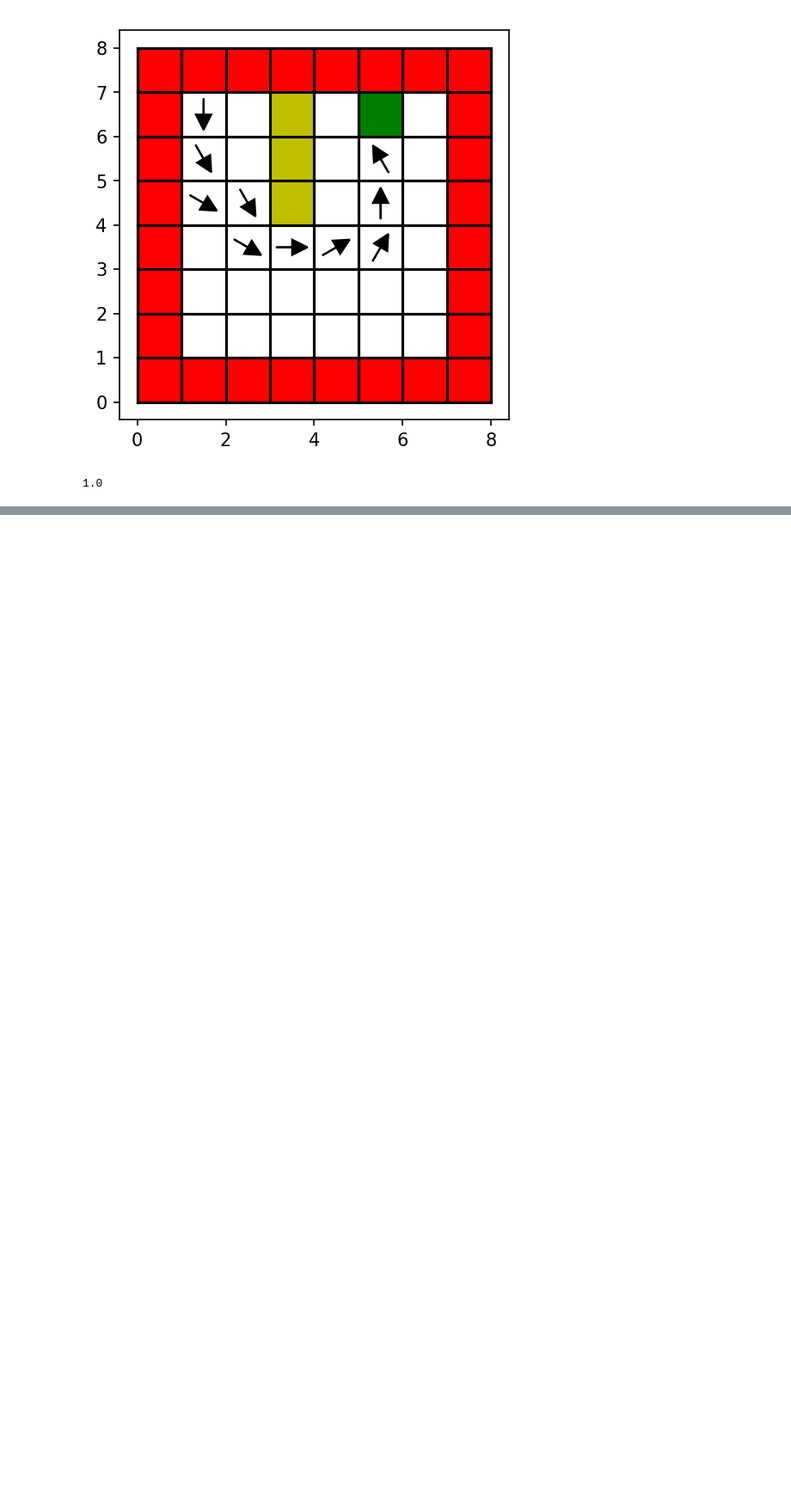
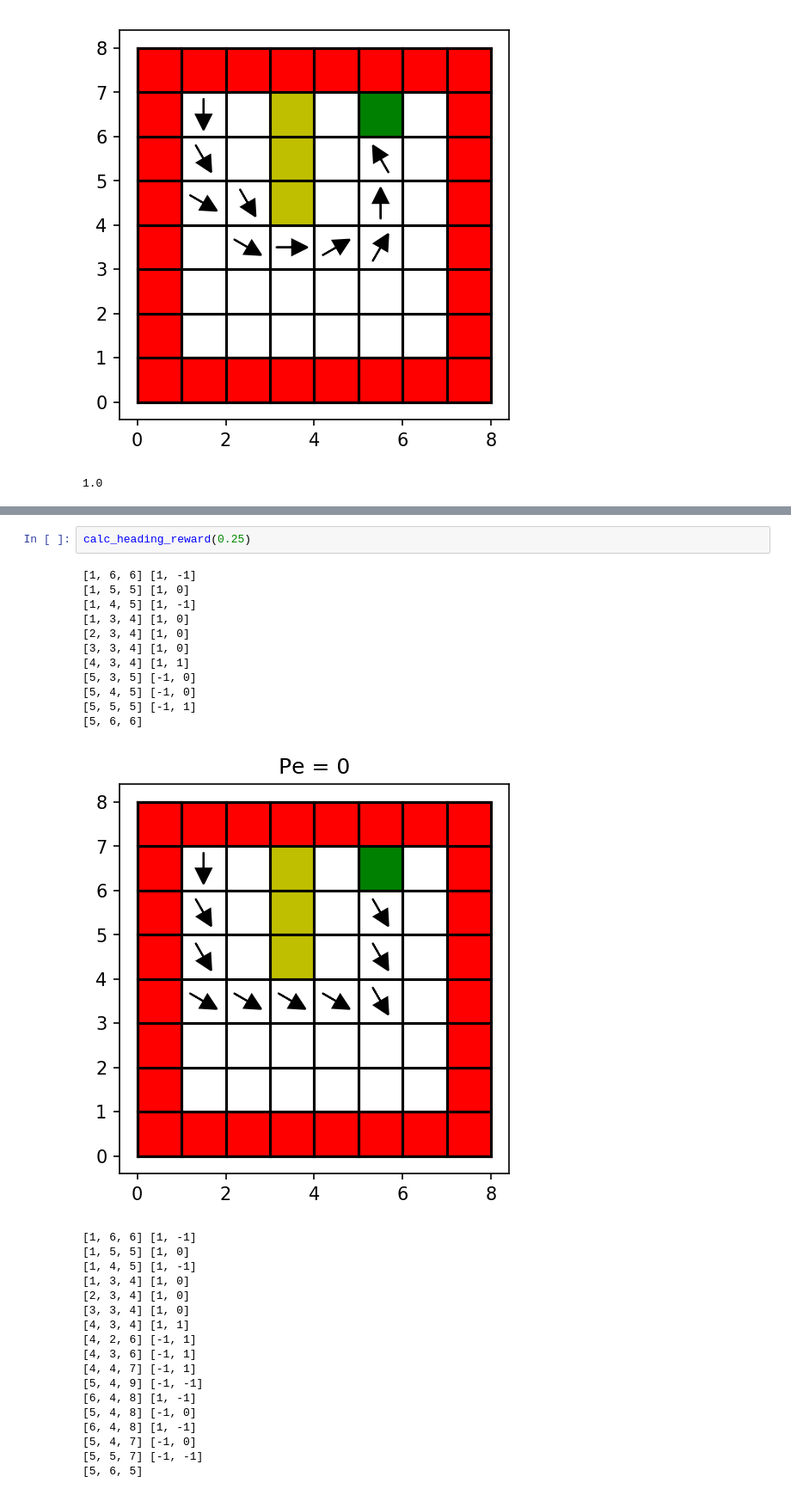
Before and after one commit to samer1248/ECE209AS-Lab1, a Jupyter notebook: project1.ipynb, the cells around one changed output, grey strips where cells are left out. Shown at 86% size. Drawn from its saved outputs; the diff is of its cells as text; blank space fills up the shorter version.

```diff
--- a/project1.ipynb
+++ b/project1.ipynb
@@ -519,0 +726,32 @@ print(calc_val_traj(traj_star2))
+# %%
+calc_heading_reward(0.25)
+# %% [output]
+[1, 6, 6] [1, -1]
+[1, 5, 5] [1, 0]
+[1, 4, 5] [1, -1]
+[1, 3, 4] [1, 0]
+[2, 3, 4] [1, 0]
+[3, 3, 4] [1, 0]
+[4, 3, 4] [1, 1]
+[5, 3, 5] [-1, 0]
+[5, 4, 5] [-1, 0]
+[5, 5, 5] [-1, 1]
+[5, 6, 6]
+[figure, added]
+[1, 6, 6] [1, -1]
+[1, 5, 5] [1, 0]
+[1, 4, 5] [1, -1]
+[1, 3, 4] [1, 0]
+[2, 3, 4] [1, 0]
+[3, 3, 4] [1, 0]
+[4, 3, 4] [1, 1]
+[4, 2, 6] [-1, 1]
+[4, 3, 6] [-1, 1]
+[4, 4, 7] [-1, 1]
+[5, 4, 9] [-1, -1]
+[6, 4, 8] [1, -1]
+[5, 4, 8] [-1, 0]
+[6, 4, 8] [1, -1]
+[5, 4, 7] [-1, 0]
+[5, 5, 7] [-1, -1]
+[5, 6, 5]
```
Also changed, not shown: parts of 57 cells of this notebook, 1 other file.
